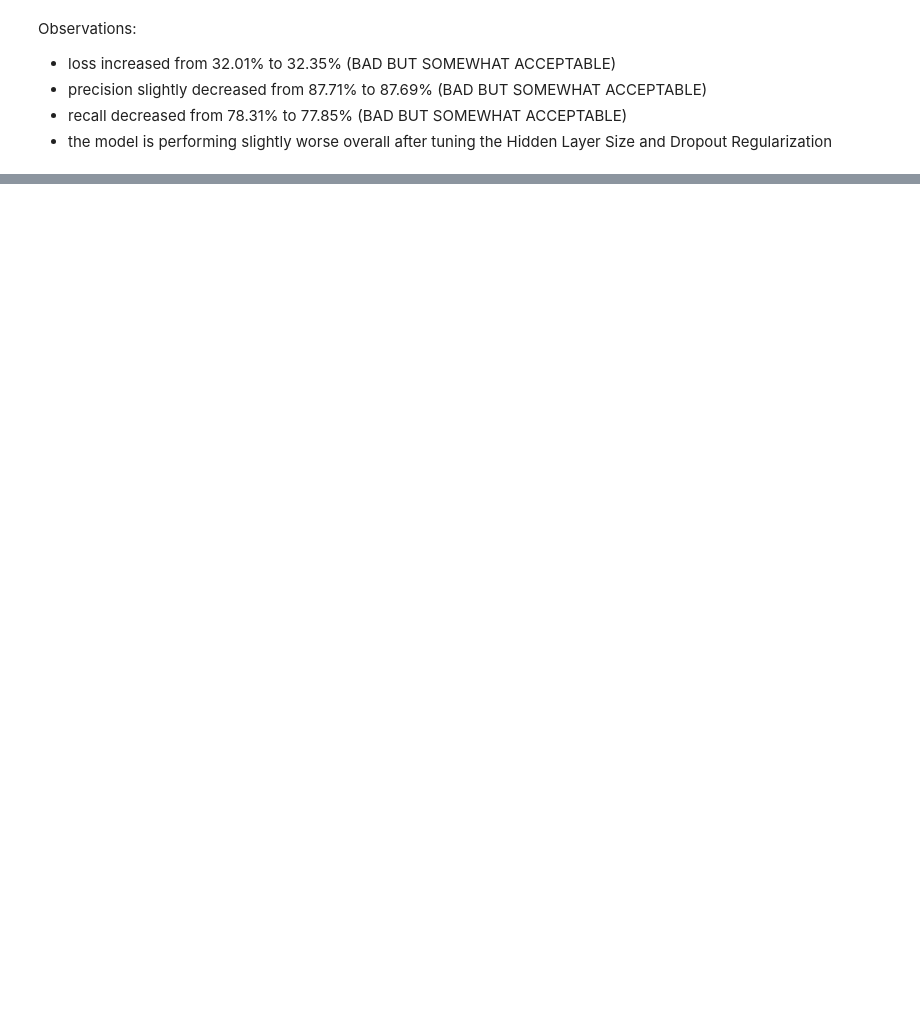
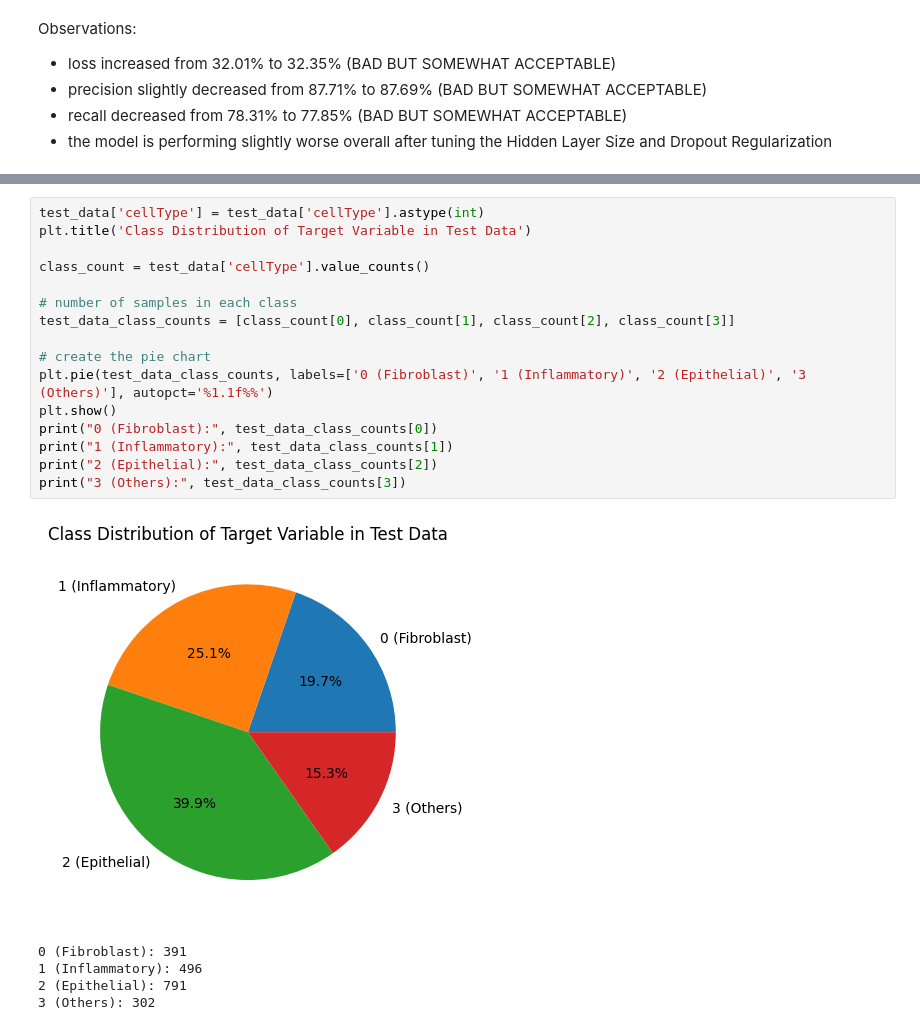
Before and after one commit to IbrahimAshhab/ML-A2-Colon-Cancer, a Jupyter notebook: s3953973_s4007880.ipynb, the cells around one changed output, grey strips where cells are left out. Cells and saved outputs as stored; diff of their text form; blank space fills up the shorter version.

```diff
--- a/s3953973_s4007880.ipynb
+++ b/s3953973_s4007880.ipynb
@@ -619,0 +826,22 @@ Observations:
+# %%
+test_data['cellType'] = test_data['cellType'].astype(int)
+plt.title('Class Distribution of Target Variable in Test Data')
+
+class_count = test_data['cellType'].value_counts()
+
+# number of samples in each class
+test_data_class_counts = [class_count[0], class_count[1], class_count[2], class_count[3]]
+
+# create the pie chart
+plt.pie(test_data_class_counts, labels=['0 (Fibroblast)', '1 (Inflammatory)', '2 (Epithelial)', '3 (Others)'], autopct='%1.1f%%')
+plt.show()
+print("0 (Fibroblast):", test_data_class_counts[0])
+print("1 (Inflammatory):", test_data_class_counts[1])
+print("2 (Epithelial):", test_data_class_counts[2])
+print("3 (Others):", test_data_class_counts[3])
+# %% [output]
+[figure, added]
+0 (Fibroblast): 391
+1 (Inflammatory): 496
+2 (Epithelial): 791
+3 (Others): 302
```
Also changed, not shown: parts of 32 cells of this notebook.
